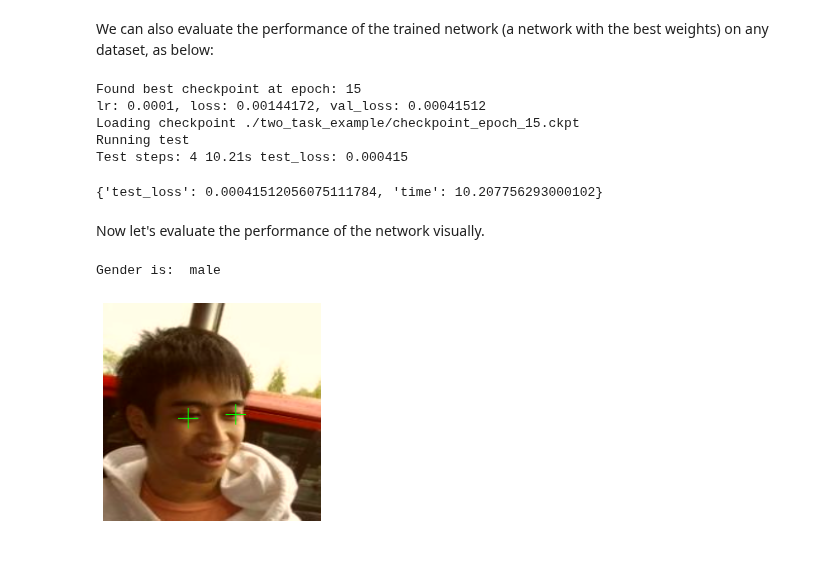
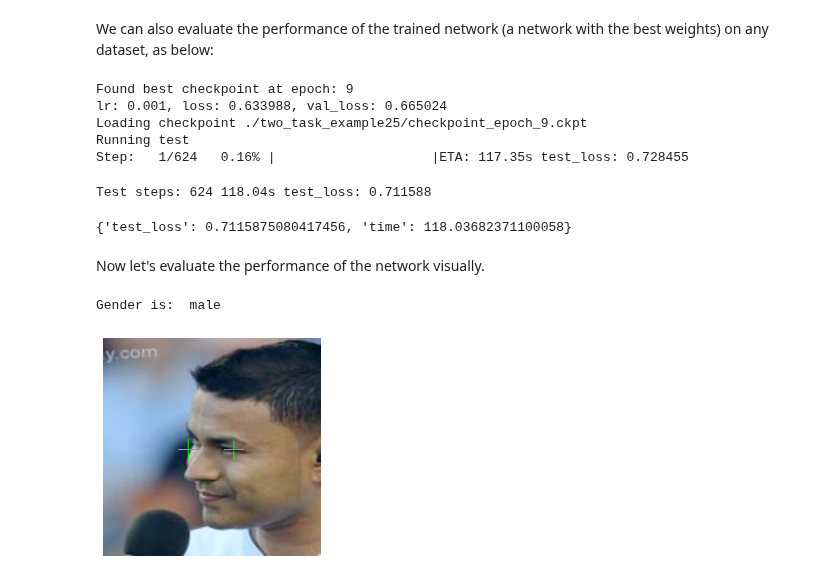
Before and after one commit to GRAAL-Research/poutyne, a Jupyter notebook: examples/classification_and_regression.ipynb, the cells around one changed output. Drawn from its saved outputs; the diff is of its cells as text; code cells hidden in the pictures.

```diff
--- a/examples/classification_and_regression.ipynb
+++ b/examples/classification_and_regression.ipynb
@@ -283,16 +252,18 @@ class ClassificationRegressionLoss(nn.Module):
         self.mse_loss = nn.MSELoss()
 
     def forward(self, y_pred, y_true):
-        loss_cls = self.ce_loss(y_pred[0], y_true[0]) # Cross Entropy Error (for classification)
-        loss_reg = self.mse_loss(y_pred[1], y_true[ 1]) # Mean Squared Error (for landmarks)
-        total_loss = loss_reg + loss_cls
+        loss_cls = self.ce_loss(y_pred[0], y_true[0][:,20]) # Cross Entropy Error (for classification)
+        loss_reg1 = self.mse_loss(y_pred[1][:,0], Variable(y_true[1][:,0]/h, requires_grad=True)) # Mean Squared Error for X_L
+        loss_reg2 = self.mse_loss(y_pred[1][:,1], Variable(y_true[1][:,1]/w, requires_grad=True)) # Mean Squared Error for Y_L
+        loss_reg3 = self.mse_loss(y_pred[1][:,2], Variable(y_true[1][:,2]/h, requires_grad=True)) # Mean Squared Error for X_R
+        loss_reg4 = self.mse_loss(y_pred[1][:,3], Variable(y_true[1][:,3]/w, requires_grad=True)) # Mean Squared Error for Y_R
+        total_loss = loss_cls + loss_reg1 + loss_reg2 + loss_reg3 + loss_reg4
         return total_loss
 # %% [markdown]
 ## Training
 # %%
-optimizer = optim.Adam(network.parameters(), lr=0.0001, weight_decay=0)
+optimizer = optim.SGD(network.parameters(), lr=0.001, weight_decay=0)
 loss_function = ClassificationRegressionLoss()
-#Step_Learning_Rate = StepLR(step_size=2 , gamma=0.1, last_epoch=-1, verbose=False)
-exp = Experiment('./two_task_example', network, optimizer=optimizer, loss_function=loss_function, device="all")
+exp = Experiment('./two_task_example25', network, optimizer=optimizer, loss_function=loss_function, device="all")
 exp.train(train_dataloader, valid_dataloader, epochs=num_epochs)
 # %% [output]
@@ -336,6 +309,6 @@ Restoring model from ./two_task_example/checkpoint_epoch_15.ckpt
 As you have also noticed from the training logs, we have achieved the best performance (considering the validation loss) at the 15th epoch. The weights of the network for the corresponding epoch have been automatically saved and we use these parameters to evaluate our algorithm visually. Hence,  we take advantage of evaluate function of Poutyne, and apply it to the validation dataset. It provides us the predictions as well as the ground-truth for comparison, in case of need.
 # %%
 model = Model(network, optimizer, loss_function, device=device)
-model.load_weights('./two_task_example/checkpoint.ckpt')
-loss, predictions, Ground_Truth = model.evaluate_generator(valid_dataloader, return_pred=True, return_ground_truth=True)
+model.load_weights('./two_task_example25/checkpoint.ckpt')
+loss, predictions, Ground_Truth = model.evaluate_generator(train_dataloader, return_pred=True, return_ground_truth=True)
 # %% [output]
@@ -373,36 +347,36 @@ plt.show()
 # %% [markdown]
 We can also evaluate the performance of the trained network (a network with the best weights) on any dataset, as below:
 # %%
-exp.test(valid_dataloader)
+exp.test(test_dataloader)
 # %% [output]
-Found best checkpoint at epoch: 15
-lr: 0.0001, loss: 0.00144172, val_loss: 0.00041512
-Loading checkpoint ./two_task_example/checkpoint_epoch_15.ckpt
+Found best checkpoint at epoch: 9
+lr: 0.001, loss: 0.633988, val_loss: 0.665024
+Loading checkpoint ./two_task_example25/checkpoint_epoch_9.ckpt
 Running test
-Test steps: 4 10.21s test_loss: 0.000415
+Step:   1/624   0.16% |                    |ETA: 117.35s test_loss: 0.728455
-{'test_loss': 0.00041512056075111784, 'time': 10.207756293000102}
+Test steps: 624 118.04s test_loss: 0.711588
+{'test_loss': 0.7115875080417456, 'time': 118.03682371100058}
 # %% [markdown]
 Now let's evaluate the performance of the network visually.
 # %%
-sample_number = 10
-image = valid_dataset[sample_number][0]
+sample_number = 35
+image = train_dataset[sample_number][0]
 image = image.permute(1,2,0).detach().numpy()
 image_rgb = cv2.cvtColor(np.float32(image), cv2.COLOR_BGR2RGB)
 image_rgb = image_rgb * imagenet_std + imagenet_mean
-#Gender = 'male' if np.where(predictions[0][sample_number]==max(predictions[0][sample_number]))[0]==0 else 'female'
 Gender = 'male' if np.argmax(predictions[0][sample_number])==0 else 'female'
 print('Gender is: ', Gender)
-w, h = valid_dataset[sample_number][1][2]
-(x1, y1) = predictions[1][sample_number][0:2]
-(x2, y2) = predictions[1][sample_number][2:4]
-x1, x2 = int(x1*h), int(x2*h)
-y1, y2 = int(y1*w), int(y2*w)
-image_rgb	= cv2.drawMarker(image_rgb, (x1,y1), (0,255,0))
-image_rgb	= cv2.drawMarker(image_rgb, (x2,y2), (0,255,0))
+(x_L, y_L) = predictions[1][sample_number][0:2]*image_size
+(x_R, y_R) = predictions[1][sample_number][2:4]*image_size
+x_L, x_R = int(x_L), int(x_R)
+y_L, y_R = int(y_L), int(y_R)
+image_rgb	= cv2.drawMarker(image_rgb, (x_L,y_L), (0,255,0))
+image_rgb	= cv2.drawMarker(image_rgb, (x_R,y_R), (0,255,0))
+image_rgb = cv2.cvtColor(np.float32(image_rgb), cv2.COLOR_BGR2RGB)
 image_rgb = np.clip(image_rgb , 0, 1)
 plt.imshow(image_rgb)
 plt.axis('off')
 plt.show()
 # %% [output]
 Gender is:  male
-[figure, old version]
+[figure, new version]
```
Also changed, not shown: parts of 23 cells of this notebook, 1 other file.
